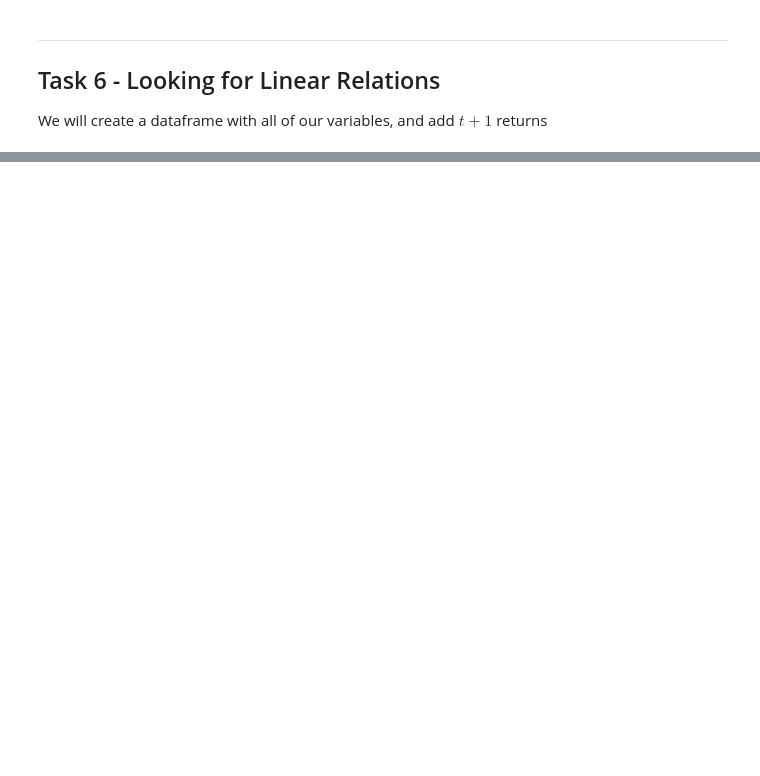
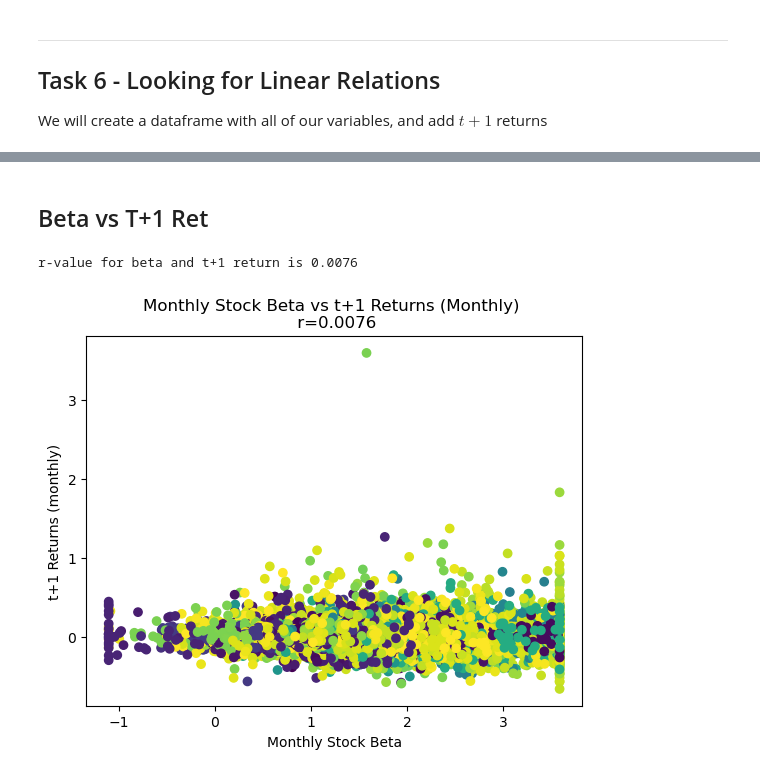
Before and after one commit to uWaterloo-CFM/CFM-301, a Jupyter notebook: Assignment 3/Assignment 3.ipynb, the cells around one changed output, grey strips where cells are left out. Drawn from its saved outputs; the diff is of its cells as text; code cells hidden in the pictures; blank space fills up the shorter version.

```diff
--- a/Assignment 3/Assignment 3.ipynb
+++ b/Assignment 3/Assignment 3.ipynb
@@ -676 +635,33 @@ aggregate_df
 21264 rows × 8 columns
+# %%
+# Now we add the t+1 returns
+t_plus_one_rets = nasdaq_100_ret.copy()
+t_plus_one_rets["DATE"] = pd.to_datetime(t_plus_one_rets["DATE"])
+
+# Add one month to each date to get t+1 return
+t_plus_one_rets["DATE"] += pd.DateOffset(months=1)
+t_plus_one_rets["DATE"] = t_plus_one_rets["DATE"].dt.strftime("%Y-%m")
+t_plus_one_rets.columns = ['PERMNO', 'DATE', 'T+1 RET']
+# %%
+aggregate_df = pd.merge(aggregate_df, t_plus_one_rets, how="inner", on=["DATE", "PERMNO"])
+# %%
+aggregate_df.sort_values(by=["DATE", "PERMNO"], inplace=True)
+# %% [markdown]
+## Beta vs T+1 Ret
+# %%
+# Run Regression
+r_val = stats.linregress(list(aggregate_df["beta"]), list(aggregate_df["T+1 RET"]))[2]
+print(f'r-value for beta and t+1 return is {r_val:.4f}')
+
+# Plot
+# Coloured by permno
+plt.scatter(x = aggregate_df["beta"], y = aggregate_df["T+1 RET"], c=aggregate_df["PERMNO"])
+
+
+plt.title(f"Monthly Stock Beta vs t+1 Returns (Monthly) \n r={r_val:.4f}")
+plt.xlabel("Monthly Stock Beta")
+plt.ylabel("t+1 Returns (monthly)")
+plt.show()
+# %% [output]
+r-value for beta and t+1 return is 0.0076
+[figure, added]
```
Also changed, not shown: parts of 20 cells of this notebook.
